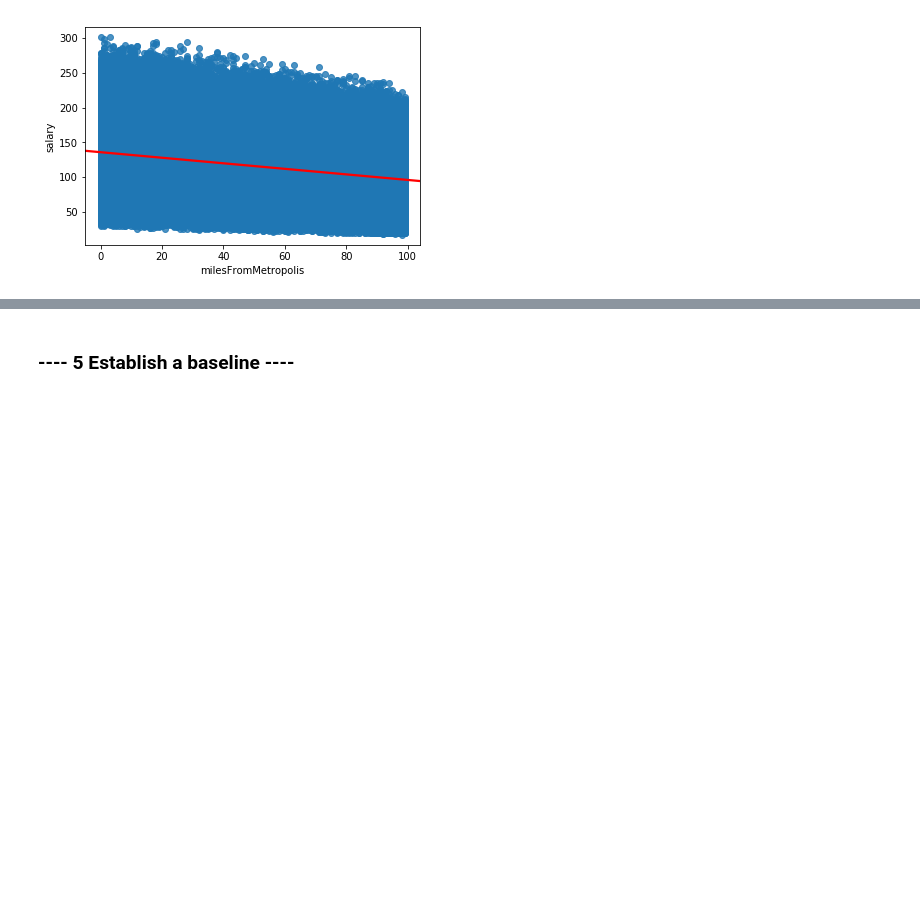
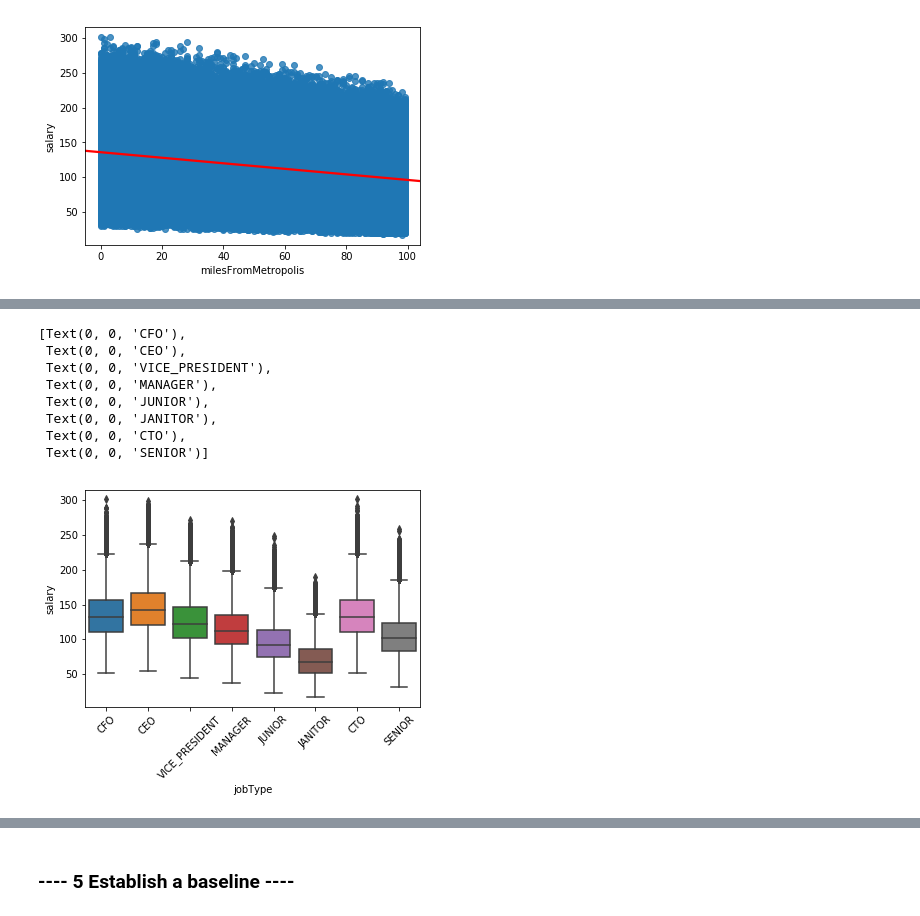
Before and after one commit to deejayrusso/Salary-Prediction-Portfolio, a Jupyter notebook: Salary Prediction Notebook.ipynb, the cells around one changed output, grey strips where cells are left out. Cells and saved outputs as stored; diff of their text form; code cells hidden in the pictures; blank space fills up the shorter version.

```diff
--- a/Salary Prediction Notebook.ipynb
+++ b/Salary Prediction Notebook.ipynb
@@ -287,0 +314,14 @@ sns.regplot(x = 'milesFromMetropolis', y = 'salary', data = train_data_merged, l
+# %%
+# View relationship between salary and job type
+jobSalary = sns.boxplot(x= 'jobType', y="salary", data=train_data_merged)
+jobSalary.set_xticklabels(jobSalary.get_xticklabels(), rotation=45)
+# %% [output]
+[Text(0, 0, 'CFO'),
+ Text(0, 0, 'CEO'),
+ Text(0, 0, 'VICE_PRESIDENT'),
+ Text(0, 0, 'MANAGER'),
+ Text(0, 0, 'JUNIOR'),
+ Text(0, 0, 'JANITOR'),
+ Text(0, 0, 'CTO'),
+ Text(0, 0, 'SENIOR')]
+[figure, added]
```
Also changed, not shown: parts of 5 cells of this notebook.
